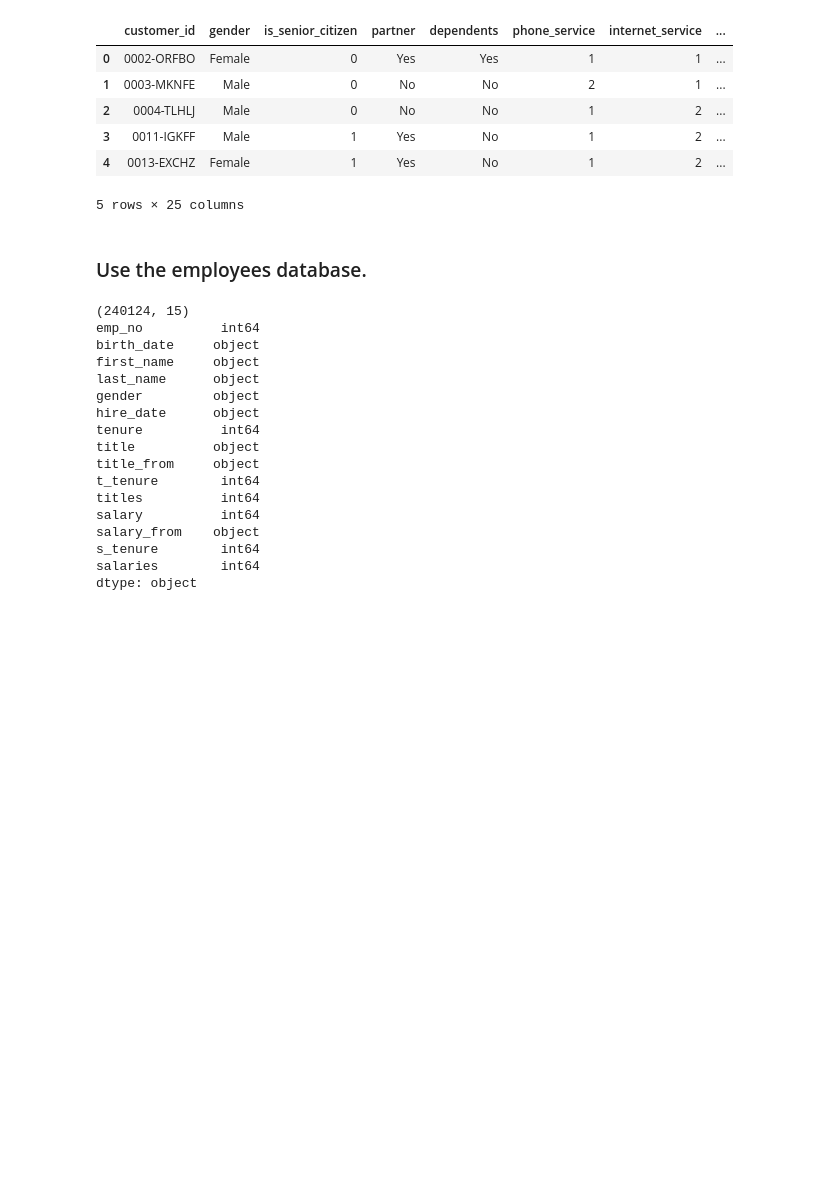
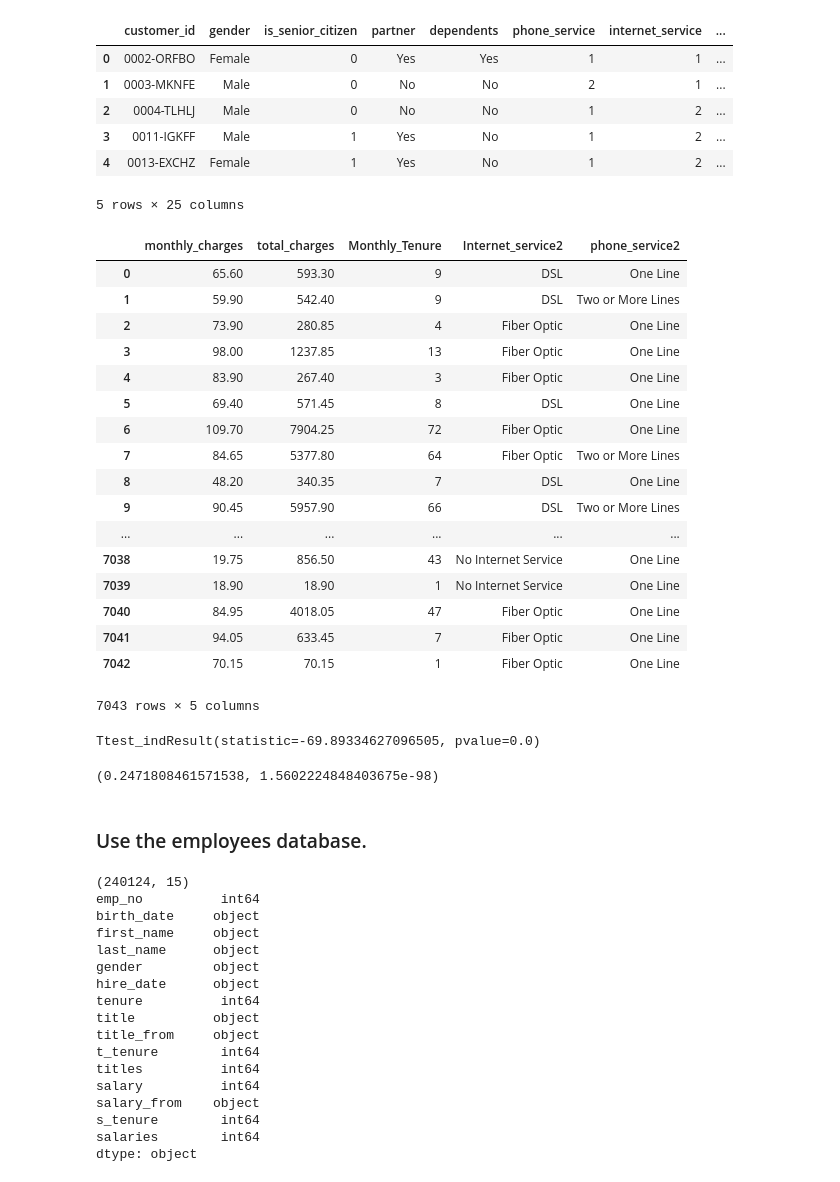
Before and after one commit to Jeff-Hutchins/statistics-exercises, a Jupyter notebook: hypothesis_testing.ipynb, the cells around one changed output. Saved outputs shown, nothing was run; the diff lists cells and outputs as text; code cells hidden in the pictures; blank space fills up the shorter version.

```diff
--- a/hypothesis_testing.ipynb
+++ b/hypothesis_testing.ipynb
@@ -204,6 +192,9 @@ Ttest_indResult(statistic=-4.593437735750014, pvalue=7.154374401145683e-06)
 # %%
 import pandas as pd
 data = pd.read_csv("Telco_Data.csv")
+
+data['monthly_charges'] = data['monthly_charges'].str.replace('$',' ').str.strip().str.replace(',','_').astype(float)
+
 data.head()
 # %% [output]
 |  | customer_id | gender | is_senior_citizen | partner | dependents | phone_service | internet_service | ... |
@@ -213,13 +204,45 @@ data.head()
 | 3 | 0011-IGKFF | Male | 1 | Yes | No | 1 | 2 | ... |
 | 4 | 0013-EXCHZ | Female | 1 | Yes | No | 1 | 2 | ... |
 5 rows × 25 columns
+# %%
+data['total_charges'] = data['total_charges'].astype(str)
+data['total_charges'] = data['total_charges'].str.replace('$',' ').str.strip().str.replace(',','_').astype(float)
+# %%
+# data = data[data.total_charges != ' ']
+# data.total_charges = data.total_charges.astype(float)
+data = data[['monthly_charges', 'total_charges', 'Monthly_Tenure', 'Internet_service2', 'phone_service2']]
+# %%
+data
+# %% [output]
+|  | monthly_charges | total_charges | Monthly_Tenure | Internet_service2 | phone_service2 |
+| 0 | 65.60 | 593.30 | 9 | DSL | One Line |
+| 1 | 59.90 | 542.40 | 9 | DSL | Two or More Lines |
+| 2 | 73.90 | 280.85 | 4 | Fiber Optic | One Line |
+| 3 | 98.00 | 1237.85 | 13 | Fiber Optic | One Line |
+| 4 | 83.90 | 267.40 | 3 | Fiber Optic | One Line |
+| 5 | 69.40 | 571.45 | 8 | DSL | One Line |
+| 6 | 109.70 | 7904.25 | 72 | Fiber Optic | One Line |
+| 7 | 84.65 | 5377.80 | 64 | Fiber Optic | Two or More Lines |
+| 8 | 48.20 | 340.35 | 7 | DSL | One Line |
+| 9 | 90.45 | 5957.90 | 66 | DSL | Two or More Lines |
+| ... | ... | ... | ... | ... | ... |
+| 7038 | 19.75 | 856.50 | 43 | No Internet Service | One Line |
+| 7039 | 18.90 | 18.90 | 1 | No Internet Service | One Line |
+| 7040 | 84.95 | 4018.05 | 47 | Fiber Optic | One Line |
+| 7041 | 94.05 | 633.45 | 7 | Fiber Optic | One Line |
+| 7042 | 70.15 | 70.15 | 1 | Fiber Optic | One Line |
+7043 rows × 5 columns
 # %%
 tenure = data.Monthly_Tenure
 monthly_charges = data.monthly_charges
-#stats.ttest_ind(tenure, monthly_charges)
+stats.ttest_ind(tenure, monthly_charges)
+# %% [output]
+Ttest_indResult(statistic=-69.89334627096505, pvalue=0.0)
 # %%
-# corr, p = stats.pearsonr(tenure, monthly_charges)
-# corr, p
+corr, p = stats.pearsonr(tenure, monthly_charges)
+corr, p
+# %% [output]
+(0.2471808461571538, 1.5602224848403675e-98)
 # %% [markdown]
 ### Use the employees database.
 # %%
```
Also changed, not shown: parts of 9 cells of this notebook.
